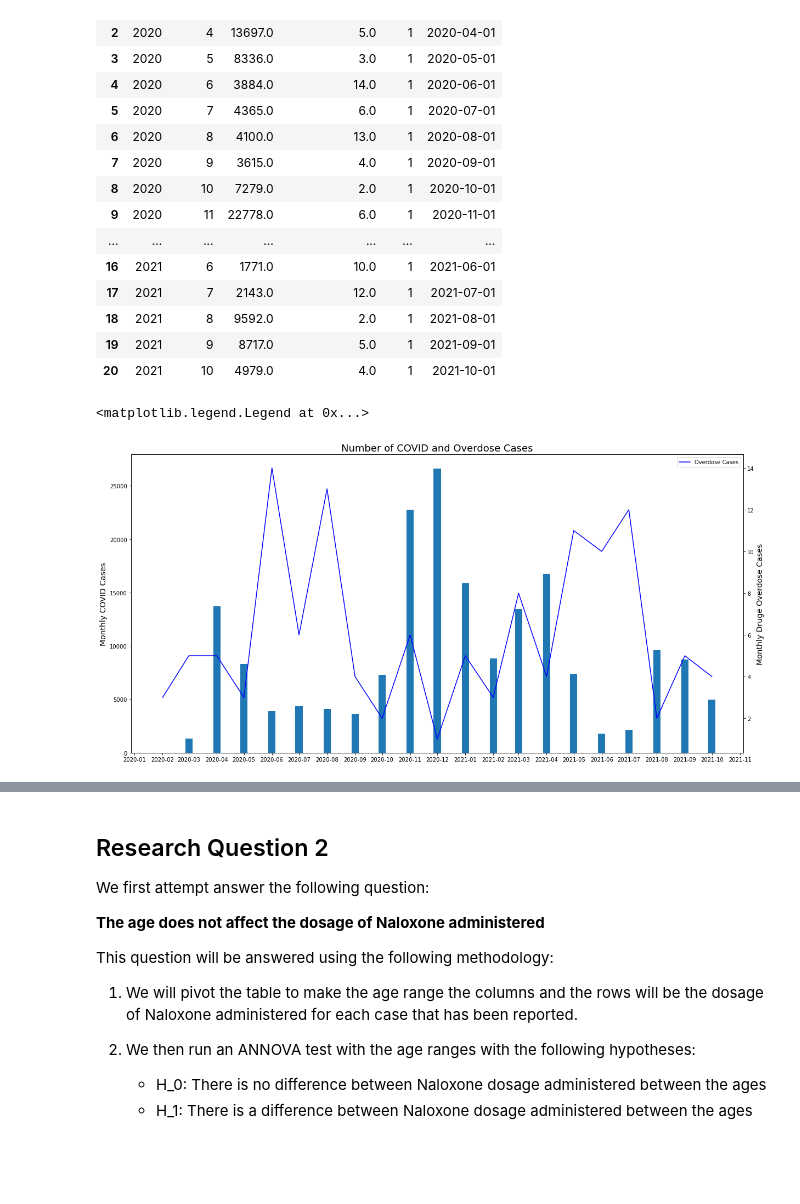
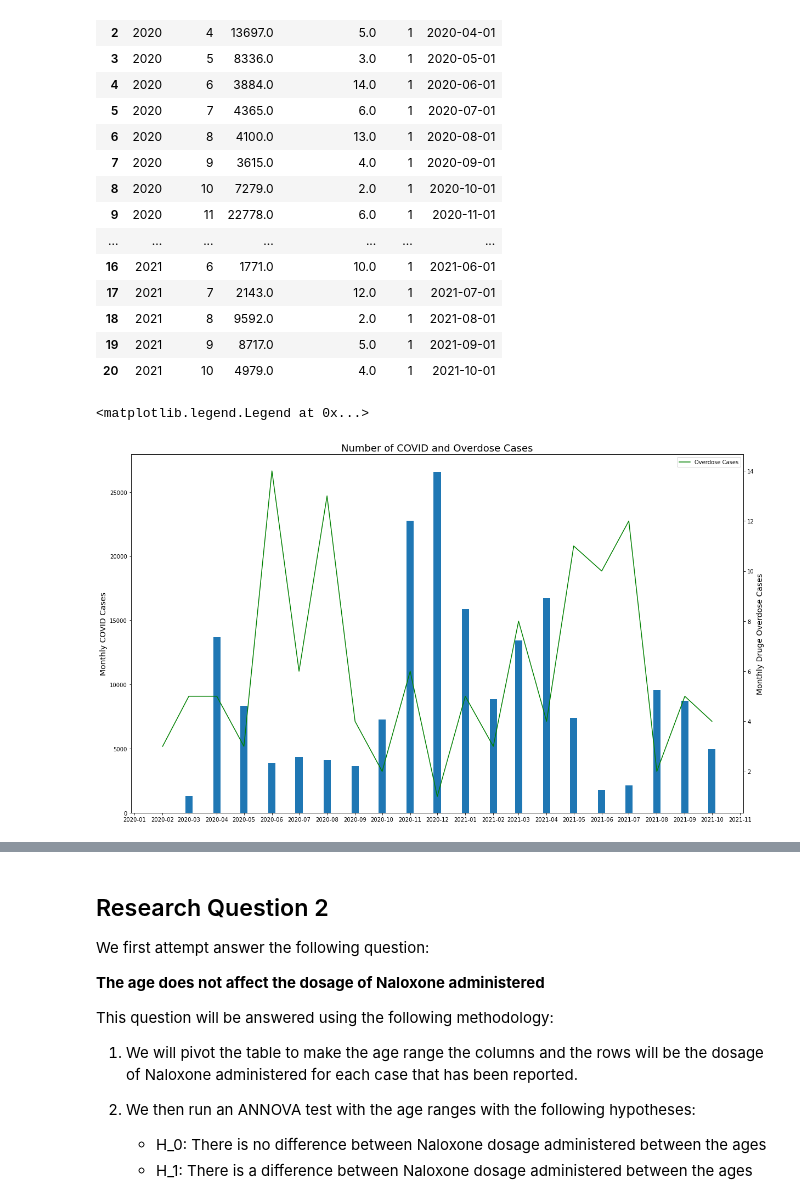
Before and after one commit to sharma-apoorv/data-512-project, a Jupyter notebook: src/A5-Extension.ipynb, the cells around one changed output, grey strips where cells are left out. Cells and saved outputs as stored; diff of their text form; code cells hidden in the pictures; blank space fills up the shorter version.

```diff
--- a/src/A5-Extension.ipynb
+++ b/src/A5-Extension.ipynb
@@ -165,34 +195,37 @@ case_counts_date
 | 18 | 2021 | 8 | 9592.0 | 2.0 | 1 | 2021-08-01 |
 | 19 | 2021 | 9 | 8717.0 | 5.0 | 1 | 2021-09-01 |
 | 20 | 2021 | 10 | 4979.0 | 4.0 | 1 | 2021-10-01 |
-# %%
-plt.figure(figsize=(20,10))
-ax = plt.gca()
-ax2 = ax.twinx()
-
-# Create lines and choose characteristics
-ax.bar('Date', 'Cases', data=case_counts_date, width=8)
-ax2.plot('Date', 'Overdose Case', 'b', data=case_counts_date, label='Overdose Cases')
-
-# format the x-ticks
-years = mdates.YearLocator()   # every year
-months = mdates.MonthLocator()  # every month
-yearsFmt = mdates.DateFormatter('%Y-%m')
-
-ax.xaxis.set_major_locator(months)
-ax.xaxis.set_major_formatter(yearsFmt)
-
-# # Add title and axis names
-plt.title(f'Number of COVID and Overdose Cases', fontsize=18)
-plt.xlabel('Date', fontsize=14)
-ax.set_ylabel('Monthly COVID Cases', fontsize=14)
-ax2.set_ylabel('Monthly Druge Overdose Cases', fontsize=14)
-
-#ax.grid()
-ax2.legend()
-# %% [output]
-<matplotlib.legend.Legend at 0x...>
-[figure, removed]
+# %%
+plt.figure(figsize=(20,12))
+# plt.style.use('seaborn-darkgrid')
+plt.style.use('default')
+
+ax = plt.gca()
+ax2 = ax.twinx()
+
+# Create lines and choose characteristics
+ax.bar('Date', 'Cases', data=case_counts_date, width=8)
+ax2.plot('Date', 'Overdose Case', 'g', data=case_counts_date, label='Overdose Cases')
+
+# format the x-ticks
+years = mdates.YearLocator()   # every year
+months = mdates.MonthLocator()  # every month
+yearsFmt = mdates.DateFormatter('%Y-%m')
+
+ax.xaxis.set_major_locator(months)
+ax.xaxis.set_major_formatter(yearsFmt)
+
+# # Add title and axis names
+plt.title(f'Number of COVID and Overdose Cases', fontsize=18)
+plt.xlabel('Date', fontsize=14)
+ax.set_ylabel('Monthly COVID Cases', fontsize=14)
+ax2.set_ylabel('Monthly Druge Overdose Cases', fontsize=14)
+
+# ax.grid()
+ax2.legend()
+# %% [output]
+<matplotlib.legend.Legend at 0x...>
+[figure, added]
 # %%
 plt.figure(figsize=(20,10))
 ax = plt.gca()
```
Also changed, not shown: parts of 36 cells of this notebook.
